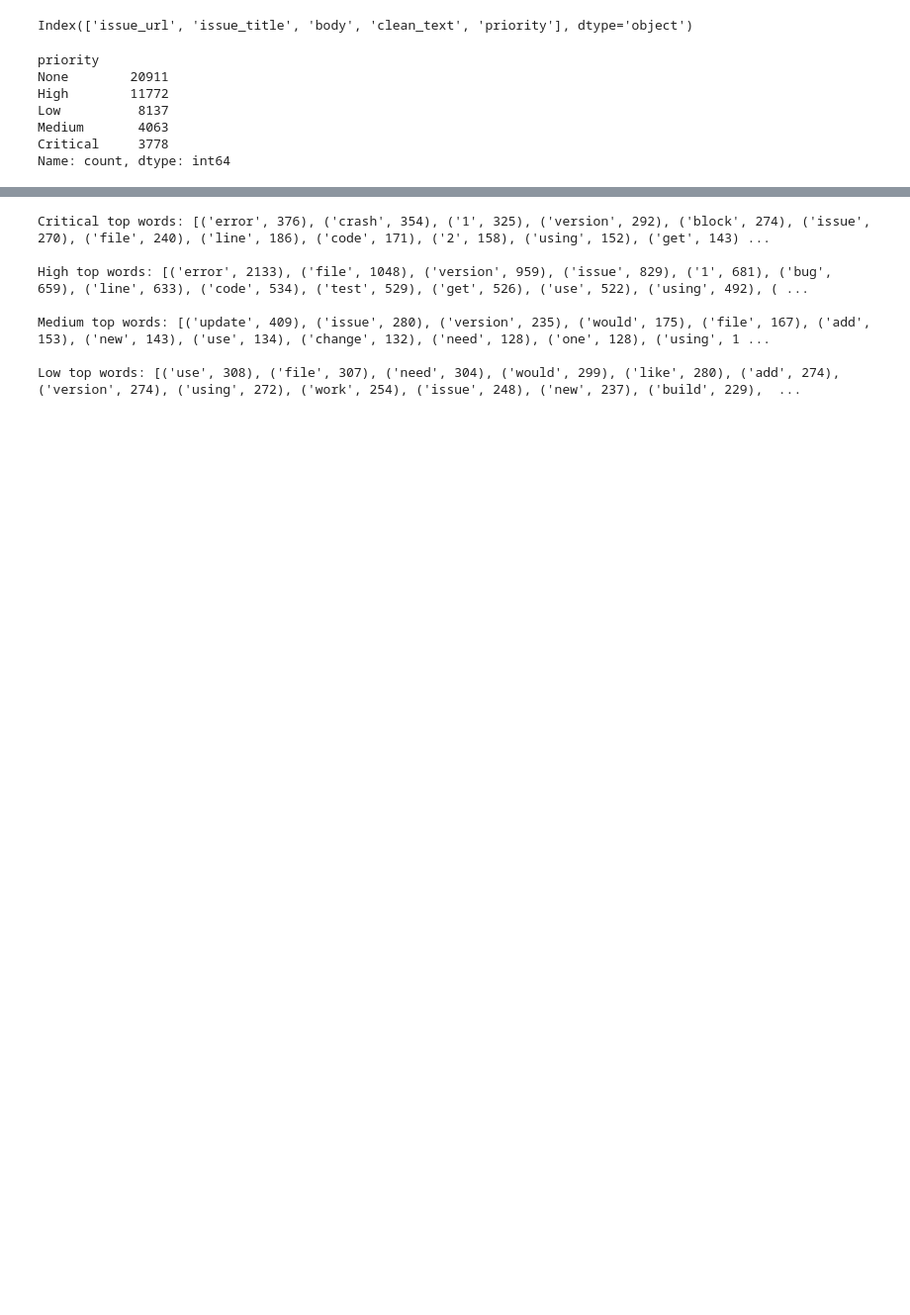
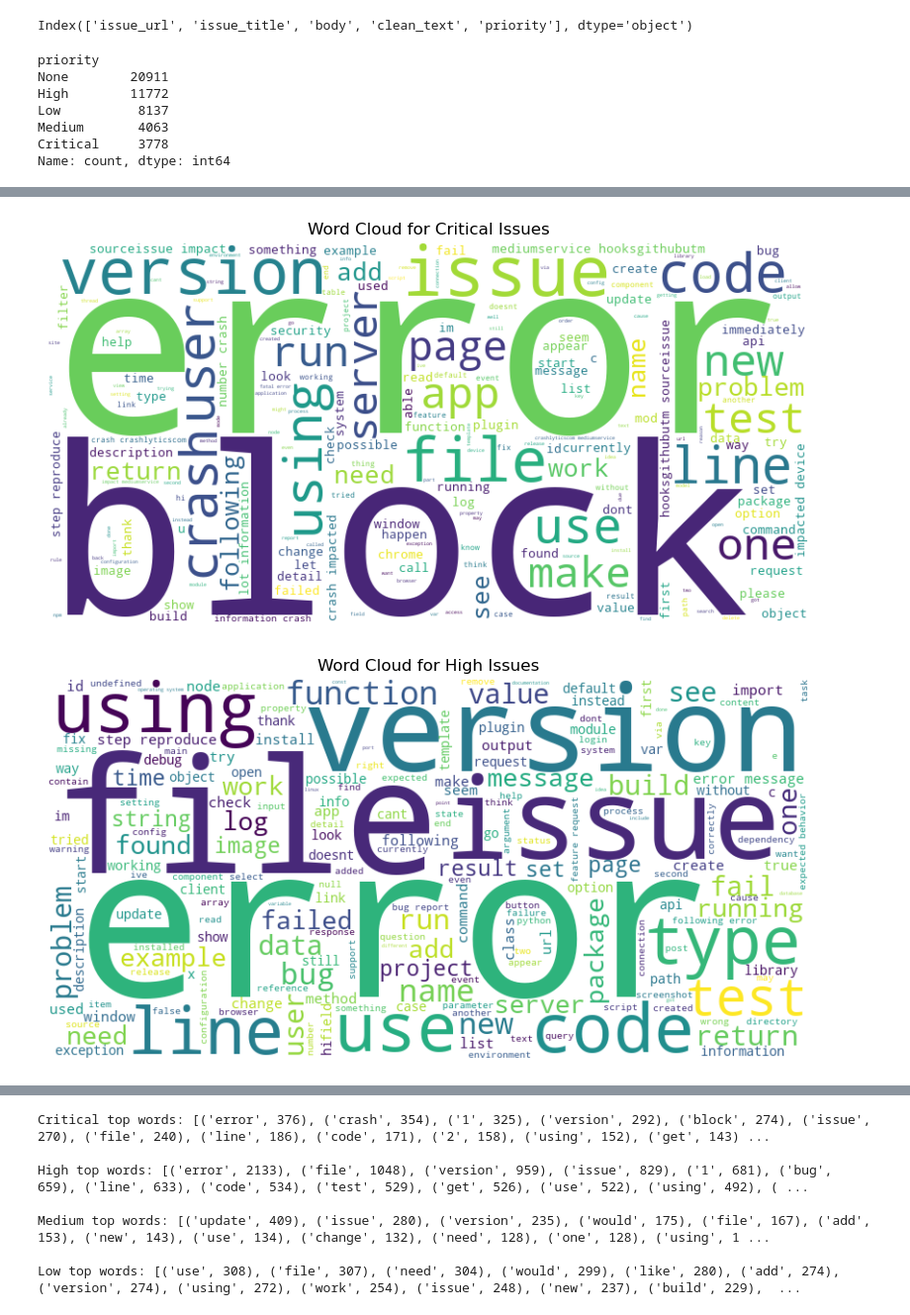
Before and after one commit to erenceh/ml-bug-prediction, a Jupyter notebook: ml/notebooks/01_Exploration_Data_Analysis.ipynb, the cells around one changed output, grey strips where cells are left out. Shown at 99% size. Saved outputs shown, nothing was run; the diff lists cells and outputs as text; code cells hidden in the pictures; blank space fills up the shorter version.

```diff
--- a/ml/notebooks/01_Exploration_Data_Analysis.ipynb
+++ b/ml/notebooks/01_Exploration_Data_Analysis.ipynb
@@ -383,12 +292,15 @@ Name: count, dtype: int64
 # %%
-sample_df = git_issues_df.dropna(subset=['priority']).sample(n=5000, random_state=42)
+sample_df = processed_df.dropna(subset=['priority']).sample(n=5000, random_state=42)
 # %%
-# for priority in ['Critical', 'High', 'Medium', 'Low']:
-#   text = " ".join(git_issues_df[git_issues_df['priority']==priority]['clean_text'].tolist())
-#   wc = WordCloud(width=800, height=400, background_color='white').generate(text)
+for priority in ['Critical', 'High', 'Medium', 'Low']:
+  text = " ".join(sample_df[sample_df['priority']==priority]['clean_text'].tolist())
+  wc = WordCloud(width=800, height=400, background_color='white').generate(text)
 
-#   plt.figure(figsize=(10,5))
-#   plt.imshow(wc, interpolation='bilinear')
-#   plt.axis('off')
-#   plt.title(f"Word Cloud for {priority} Issues")
-#   plt.show()
+  plt.figure(figsize=(10,5))
+  plt.imshow(wc, interpolation='bilinear')
+  plt.axis('off')
+  plt.title(f"Word Cloud for {priority} Issues")
+  plt.show()
+# %% [output]
+[figure, added]
+[figure, added]
```
Also changed, not shown: parts of 22 cells of this notebook, 1 other file.
